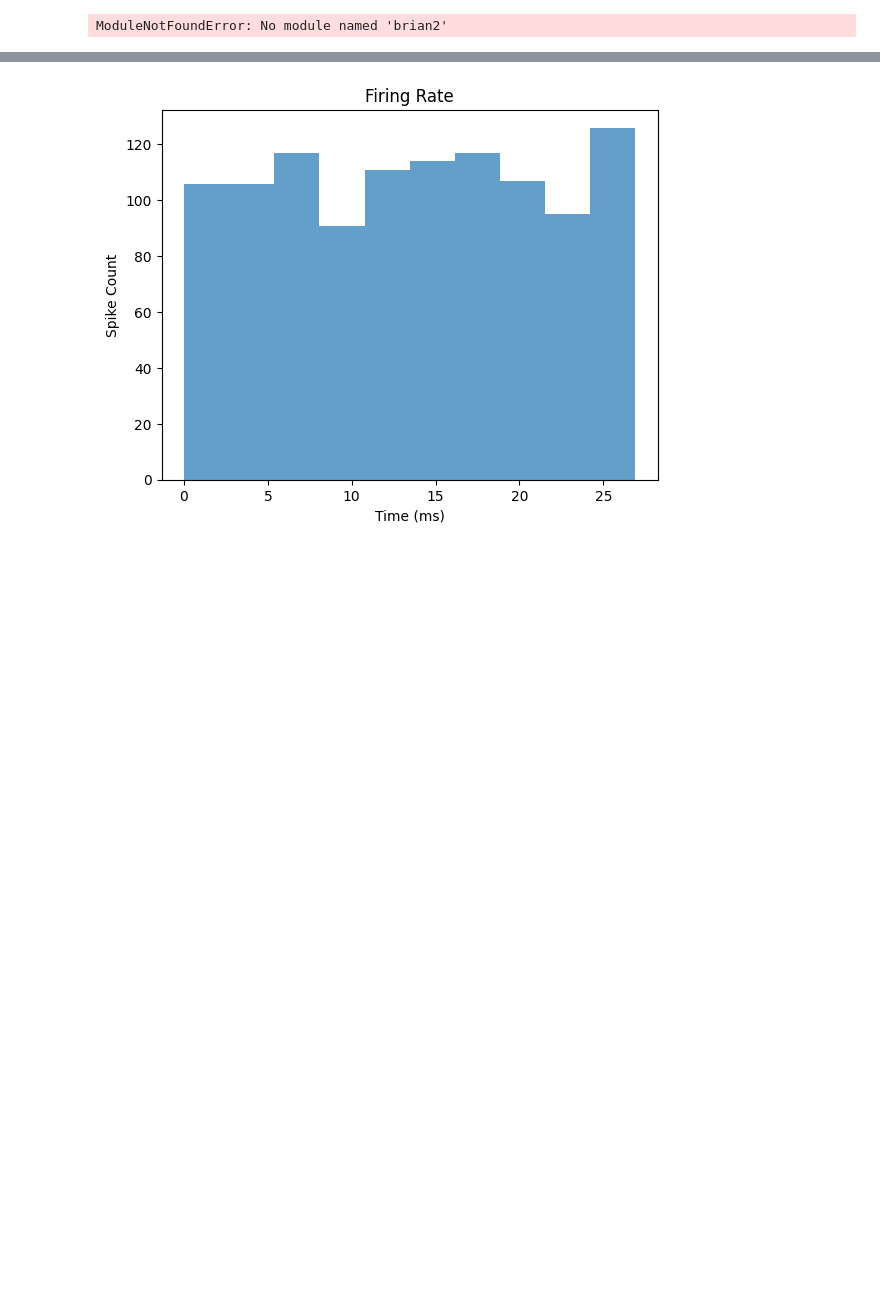
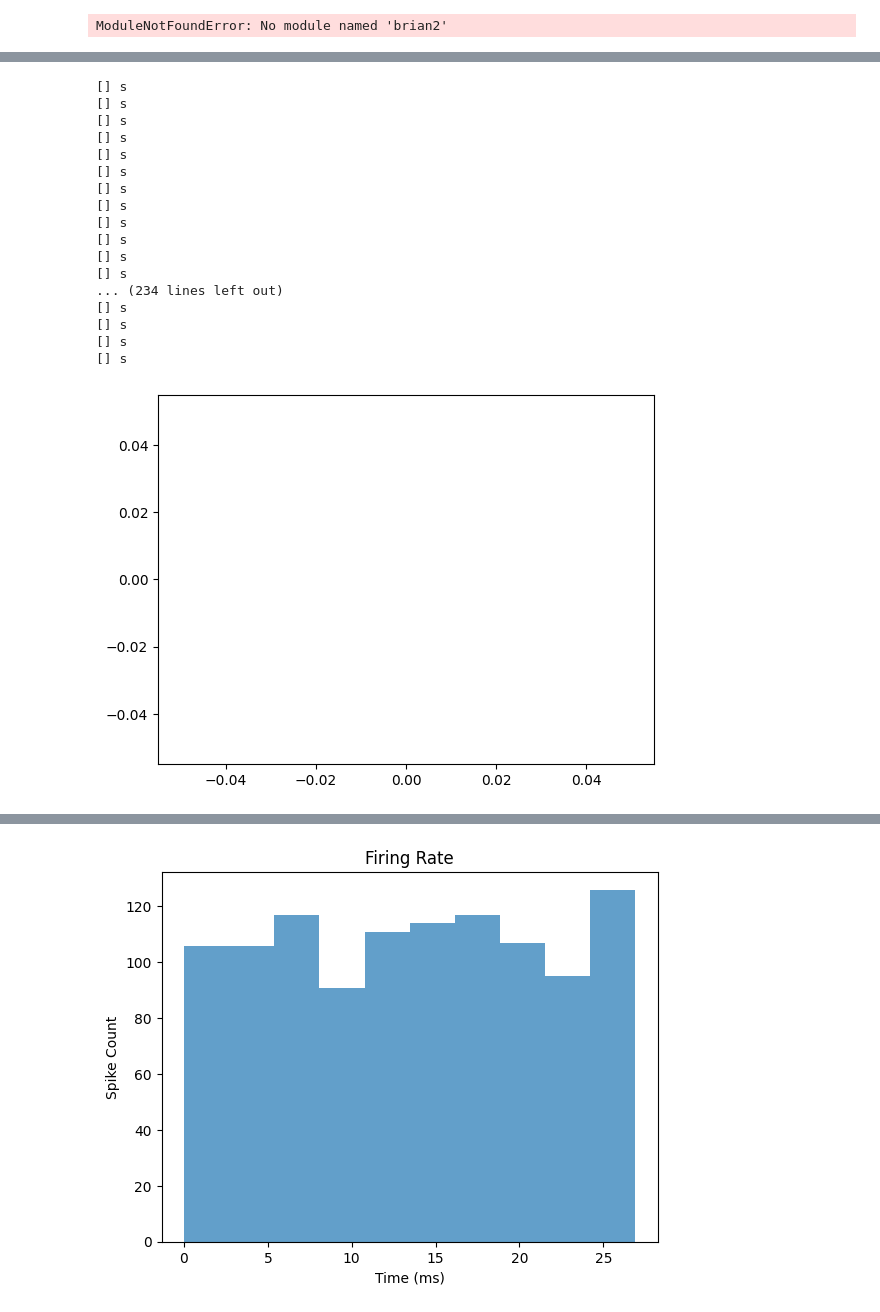
Before and after one commit to BrunoRovoletto/SerotoninSNN, a Jupyter notebook: predictive_coding_v1_gpu.ipynb, the cells around one changed output, grey strips where cells are left out. Saved outputs shown, nothing was run; the diff lists cells and outputs as text; code cells hidden in the pictures; blank space fills up the shorter version.

```diff
--- a/predictive_coding_v1_gpu.ipynb
+++ b/predictive_coding_v1_gpu.ipynb
@@ -7,7 +10,7 @@ import matplotlib.pyplot as plt
 import brian2 as b2
 from time import time
 
-b2.set_device('cpp_standalone', build_on_run=False)
+b2.set_device('cuda_standalone', build_on_run=False)
 
 class SimWrapper:
     def __init__(self):
@@ -597,4 +857,0 @@ for i in range(num_epochs):
-# %%
-start = time.time()
-net = sim.do_run(net, 1)
-duration = time.time() - start
@@ -642,0 +899,35 @@ INFO _run_kernel_synapses_1_group_variable_set_conditional_codeobject
+# %%
+spike_mon_o = net["spikemonitor_3"]
+
+spikes = spike_mon_o.spike_trains()
+#print(spikes.values())
+for neuron, spike_times in spikes.items():
+
+        print(spike_times)
+
+
+        old = spike_times
+
+
+        plt.scatter(spike_times, neuron * np.ones_like(spike_times), color="C0", marker=".", alpha=0.2)
+
+plt.show()
+# %% [output]
+[] s
+[] s
+[] s
+[] s
+[] s
+[] s
+[] s
+[] s
+[] s
+[] s
+[] s
+[] s
+... (234 lines left out)
+[] s
+[] s
+[] s
+[] s
+[figure, added]
```
Also changed, not shown: parts of 30 cells of this notebook, 2 other files.
